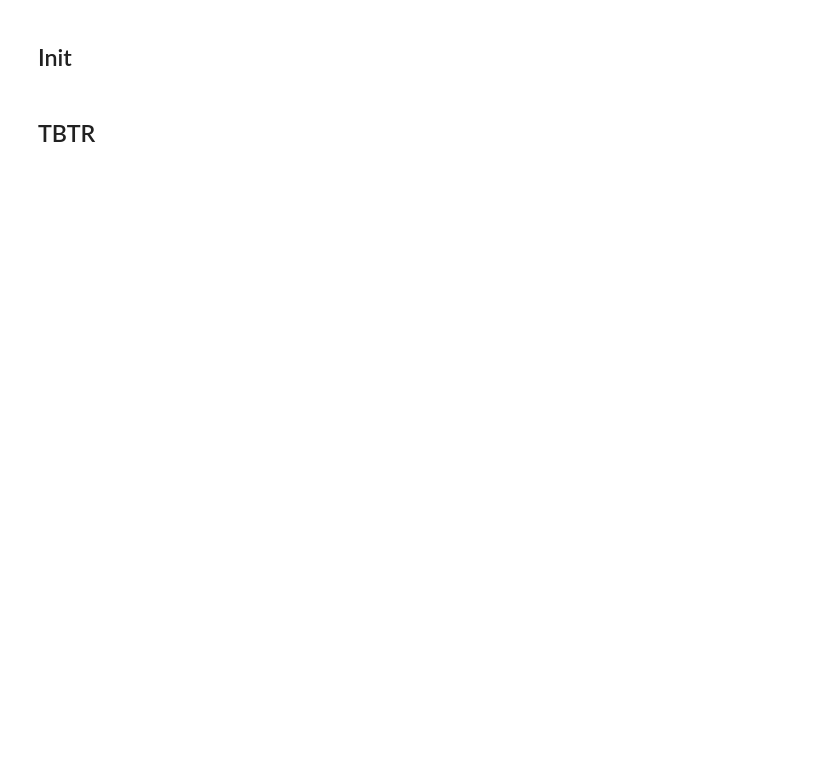
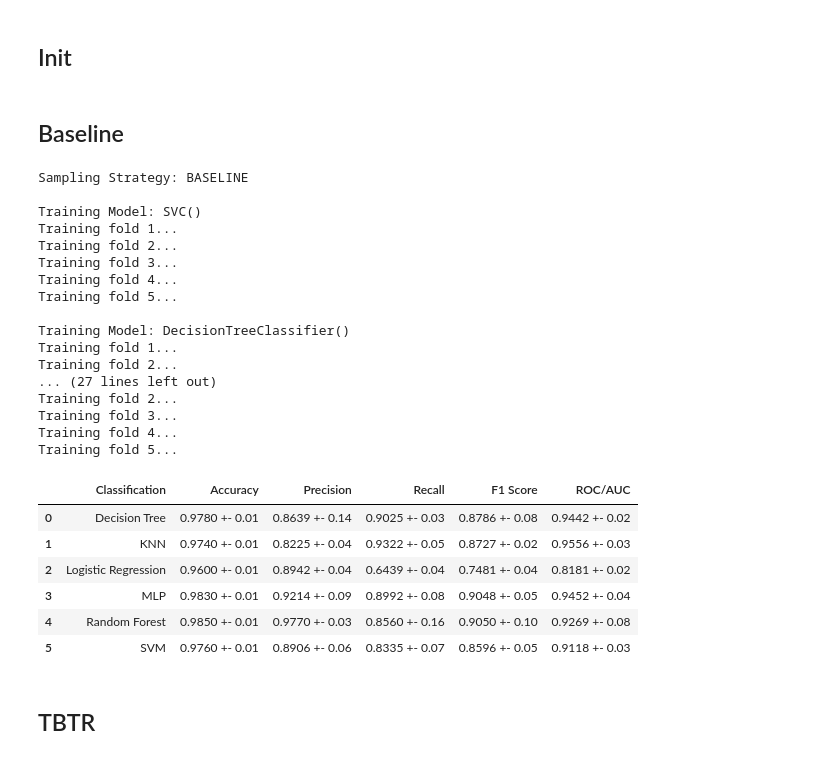
Before and after one commit to caiocmb7/projetos, a Jupyter notebook: ML&AI/TCC/Seleção e avaliação de modelos - resampling-Copy1.ipynb, the cells around one changed output. Cells and saved outputs as stored; diff of their text form; code cells hidden in the pictures; blank space fills up the shorter version.

```diff
--- a/ML&AI/TCC/Seleção e avaliação de modelos - resampling-Copy1.ipynb
+++ b/ML&AI/TCC/Seleção e avaliação de modelos - resampling-Copy1.ipynb
@@ -277,5 +132,6 @@ class SDVPipelineTBTR(BaseSampler):
 # %%
-def evaluate_pipeline_tbtr(X, y, num_features: list, cat_features: list, metadata, target):
+def evaluation_pipeline(X, y, num_features: list , cat_features: list, sampling_strategy: str, metadata=None, target=None):
+    print(f"Sampling Strategy: {sampling_strategy}")
     np.random.seed(42)
 
     num_outer_loop_folds = 5
@@ -338,15 +194,6 @@ def evaluate_pipeline_tbtr(X, y, num_features: list, cat_features: list, metadat
         remainder="passthrough",
     )
 
-    def create_dummy_transformer(columns):
-        return FunctionTransformer(dummy_transform, kw_args={'columns': columns})
-
-    dummy_transform_cats = ColumnTransformer(
-        transformers=[
-            ('one_hot_encoding', create_dummy_transformer(cat_features), cat_features),
-        ],
-        remainder='passthrough'
-    )
 
     for name, model, param_grid in models:
         print(f"\nTraining Model: {model}")
@@ -357,19 +204,25 @@ def evaluate_pipeline_tbtr(X, y, num_features: list, cat_features: list, metadat
             X_train, y_train = X.iloc[train_index, :], y.iloc[train_index]
             X_test, y_test = X.iloc[test_index, :], y.iloc[test_index]
 
-            print(
-                f"X_train: {X_train.shape} \nX_test: {X_test.shape} \ny_train: {y_train.shape} \ny_test: {y_test.shape}"
-            )
 
-            balance_classes_step = ("balancing", SDVPipelineTBTR(metadata, target, num_features, cat_features))
-            one_hot_encoder_step = ("one_hot_encoding", dummy_transform_cats, cat_features)
-            normalization_step = ("normalization", standard_scaler, num_features)
+            normalization_step = ("normalization", standard_scaler)
             model_step = ("model", model)
 
-            steps = [balance_classes_step, one_hot_encoder_step, normalization_step, model_step]
-            pipeline = Pipeline(steps)
+            if sampling_strategy == "TBTR":
+                balance_classes_step = ("resampling_tbtr", SDVPipelineTBTR(metadata = metadata, target = target, num_features = num_features, cat_features = cat_features))
+                steps = [balance_classes_step, normalization_step, model_step]
+            elif sampling_strategy == "TSTR":
+                balance_classes_step = ("resampling_tstr", SDVPipelineTSTR(metadata = metadata, target = target, num_features = num_features, cat_features = cat_features))
+                steps = [balance_classes_step, normalization_step, model_step]
+            elif sampling_strategy == "SMOTE":
+                balance_classes_step = ("resampling_smote", SMOTE(random_state=42))
+                steps = [balance_classes_step, normalization_step, model_step]
+            elif sampling_strategy == "BASELINE":
+                steps = [normalization_step, model_step]
 
-            clf = GridSearchCV(pipeline, param_grid, cv=num_inner_loop_folds, n_jobs=-1, error_score='raise')
+            pipeline = Pipeline(steps = steps)
+
+            clf = GridSearchCV(pipeline, param_grid, cv=num_inner_loop_folds, n_jobs=-1, return_train_score=False, scoring='accuracy') # scoring = accuracy ou roc_auc?
             clf.fit(X_train, y_train)
 
             y_pred = clf.predict(X_test)
@@ -389,8 +242,7 @@ def evaluate_pipeline_tbtr(X, y, num_features: list, cat_features: list, metadat
                     "ROC/AUC": round(roc_auc_test, 4),
                 }
             )
-
-    mean_df = pd.DataFrame(results).groupby(["Classification"], as_index=False).mean()
-    std_df = pd.DataFrame(results).groupby(["Classification"], as_index=False).std()
+    mean_df = pd.DataFrame(results).groupby(["Classification"], as_index = False).mean()
+    std_df = pd.DataFrame(results).groupby(["Classification"], as_index = False).std()
     results_df = mean_std_results(mean_df, std_df)
     return results_df
@@ -707,2 +320,32 @@ metadata.detect_from_dataframe(data=df)
+# %% [markdown]
+## Baseline
+# %%
+baseline_df = evaluation_pipeline(X = X, y = y, num_features = num_features, cat_features = cat_features, sampling_strategy = "BASELINE")
+baseline_df
+# %% [output]
+Sampling Strategy: BASELINE
+
+Training Model: SVC()
+Training fold 1...
+Training fold 2...
+Training fold 3...
+Training fold 4...
+Training fold 5...
+
+Training Model: DecisionTreeClassifier()
+Training fold 1...
+Training fold 2...
+... (27 lines left out)
+Training fold 2...
+Training fold 3...
+Training fold 4...
+Training fold 5...
+|  | Classification | Accuracy | Precision | Recall | F1 Score | ROC/AUC |
+| 0 | Decision Tree | 0.9780 +- 0.01 | 0.8639 +- 0.14 | 0.9025 +- 0.03 | 0.8786 +- 0.08 | 0.9442 +- 0.02 |
+| 1 | KNN | 0.9740 +- 0.01 | 0.8225 +- 0.04 | 0.9322 +- 0.05 | 0.8727 +- 0.02 | 0.9556 +- 0.03 |
+| 2 | Logistic Regression | 0.9600 +- 0.01 | 0.8942 +- 0.04 | 0.6439 +- 0.04 | 0.7481 +- 0.04 | 0.8181 +- 0.02 |
+| 3 | MLP | 0.9830 +- 0.01 | 0.9214 +- 0.09 | 0.8992 +- 0.08 | 0.9048 +- 0.05 | 0.9452 +- 0.04 |
+| 4 | Random Forest | 0.9850 +- 0.01 | 0.9770 +- 0.03 | 0.8560 +- 0.16 | 0.9050 +- 0.10 | 0.9269 +- 0.08 |
+| 5 | SVM | 0.9760 +- 0.01 | 0.8906 +- 0.06 | 0.8335 +- 0.07 | 0.8596 +- 0.05 | 0.9118 +- 0.03 |
 # %% [markdown]
 ## TBTR
```
Also changed, not shown: parts of 23 cells of this notebook, 3 other files.
